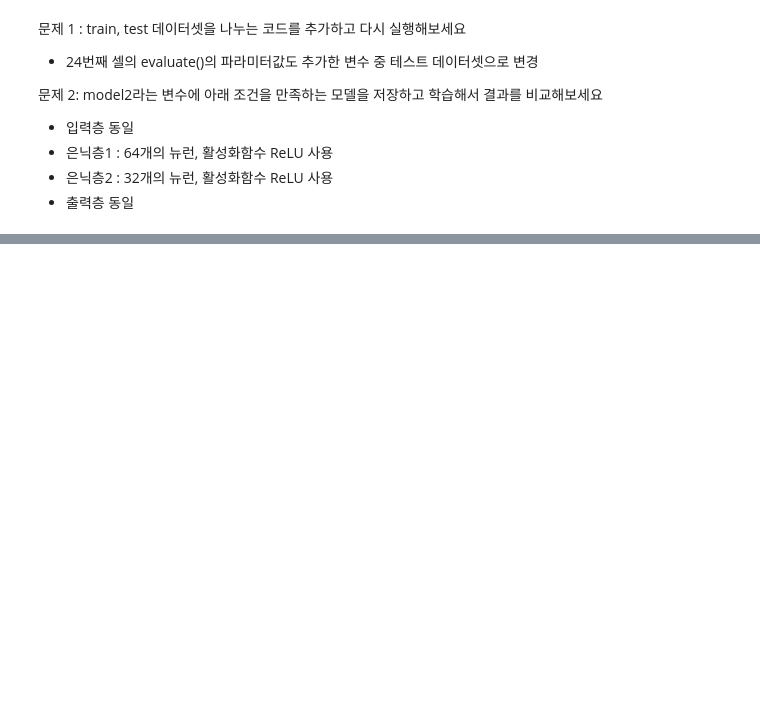
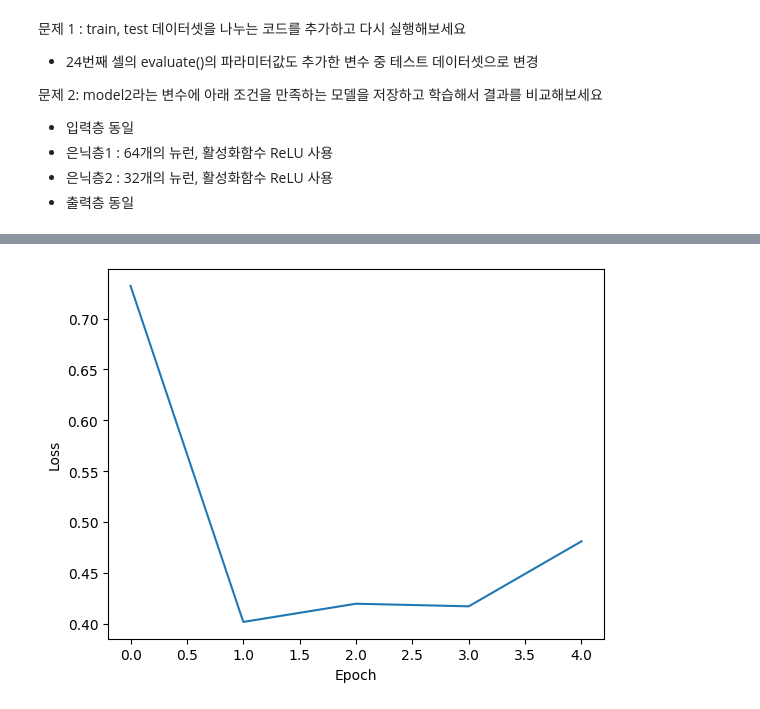
Before and after one commit to Inkyu-Yang356/deep-learning-practice, a Jupyter notebook: easy_deep_learning_principle.ipynb, the cells around one changed output, grey strips where cells are left out. Drawn from its saved outputs; the diff is of its cells as text; code cells hidden in the pictures; blank space fills up the shorter version.

```diff
--- a/easy_deep_learning_principle.ipynb
+++ b/easy_deep_learning_principle.ipynb
@@ -202,0 +222,7 @@ history.history
+# %%
+plt.plot(history.history['loss'])
+plt.xlabel('Epoch')
+plt.ylabel('Loss')
+plt.show()
+# %% [output]
+[figure, added]
```
Also changed, not shown: parts of 7 cells of this notebook.
